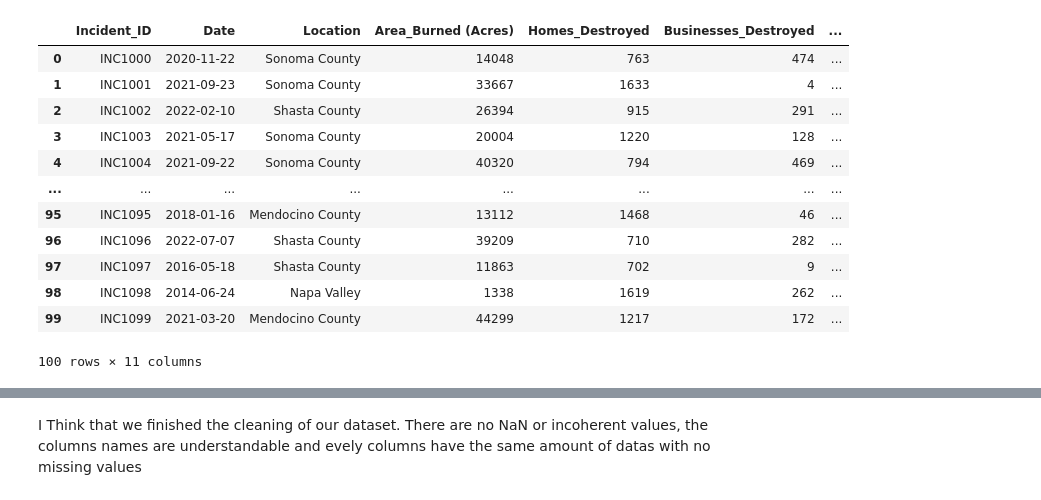
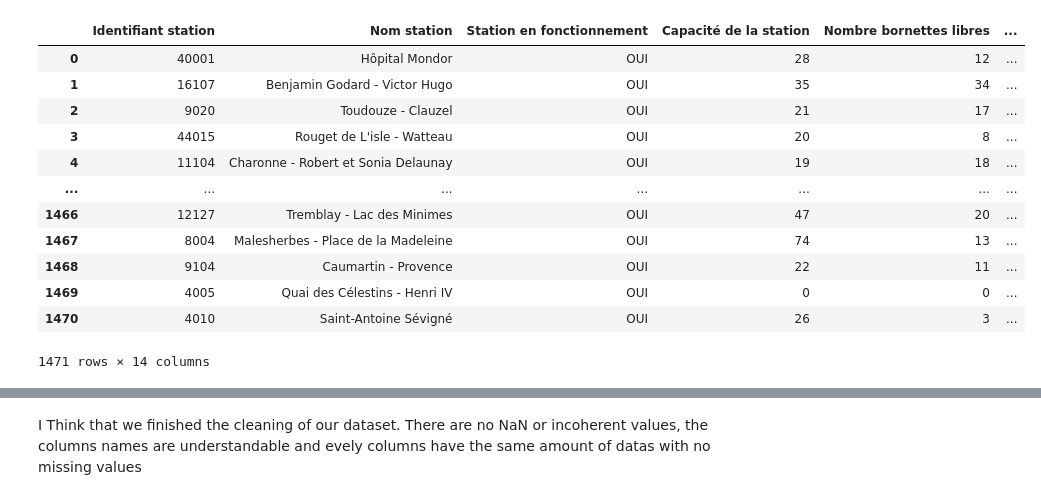
Before and after one commit to gabentho/Groupwork-DataAnalysis, a Jupyter notebook: Code.ipynb, the cells around one changed output, grey strips where cells are left out. Drawn from its saved outputs; the diff is of its cells as text; code cells hidden in the pictures.

```diff
--- a/Code.ipynb
+++ b/Code.ipynb
@@ -4,17 +4,0 @@ import pandas as pd
-# %%
-df = pd.read_csv('/Users/gabriel/Documents/GitHub/Groupwork-DataAnalysis/California Wildfire Damage2.csv')
-df
-# %% [output]
-|  | Incident_ID | Date | Location | Area_Burned (Acres) | Homes_Destroyed | Businesses_Destroyed | ... |
-| 0 | INC1000 | 2020-11-22 | Sonoma County | 14048 | 763 | 474 | ... |
-| 1 | INC1001 | 2021-09-23 | Sonoma County | 33667 | 1633 | 4 | ... |
-| 2 | INC1002 | 2022-02-10 | Shasta County | 26394 | 915 | 291 | ... |
-| 3 | INC1003 | 2021-05-17 | Sonoma County | 20004 | 1220 | 128 | ... |
-| 4 | INC1004 | 2021-09-22 | Sonoma County | 40320 | 794 | 469 | ... |
-| ... | ... | ... | ... | ... | ... | ... | ... |
-| 95 | INC1095 | 2018-01-16 | Mendocino County | 13112 | 1468 | 46 | ... |
-| 96 | INC1096 | 2022-07-07 | Shasta County | 39209 | 710 | 282 | ... |
-| 97 | INC1097 | 2016-05-18 | Shasta County | 11863 | 702 | 9 | ... |
-| 98 | INC1098 | 2014-06-24 | Napa Valley | 1338 | 1619 | 262 | ... |
-| 99 | INC1099 | 2021-03-20 | Mendocino County | 44299 | 1217 | 172 | ... |
-100 rows × 11 columns
@@ -21,3 +9,20 @@ df
+# %%
+df["Capacité de la station"] = df["Nombre bornettes libres"] + df["Nombre total vélos disponibles"]
+df
+# %% [output]
+|  | Identifiant station | Nom station | Station en fonctionnement | Capacité de la station | Nombre bornettes libres | ... |
+| 0 | 40001 | Hôpital Mondor | OUI | 28 | 12 | ... |
+| 1 | 16107 | Benjamin Godard - Victor Hugo | OUI | 35 | 34 | ... |
+| 2 | 9020 | Toudouze - Clauzel | OUI | 21 | 17 | ... |
+| 3 | 44015 | Rouget de L'isle - Watteau | OUI | 20 | 8 | ... |
+| 4 | 11104 | Charonne - Robert et Sonia Delaunay | OUI | 19 | 18 | ... |
+| ... | ... | ... | ... | ... | ... | ... |
+| 1466 | 12127 | Tremblay - Lac des Minimes | OUI | 47 | 20 | ... |
+| 1467 | 8004 | Malesherbes - Place de la Madeleine | OUI | 74 | 13 | ... |
+| 1468 | 9104 | Caumartin - Provence | OUI | 22 | 11 | ... |
+| 1469 | 4005 | Quai des Célestins - Henri IV | OUI | 0 | 0 | ... |
+| 1470 | 4010 | Saint-Antoine Sévigné | OUI | 26 | 3 | ... |
+1471 rows × 14 columns
 # %%
 df.count()
 # %% [output]
```
Also changed, not shown: parts of 8 cells of this notebook, 4 other files.
